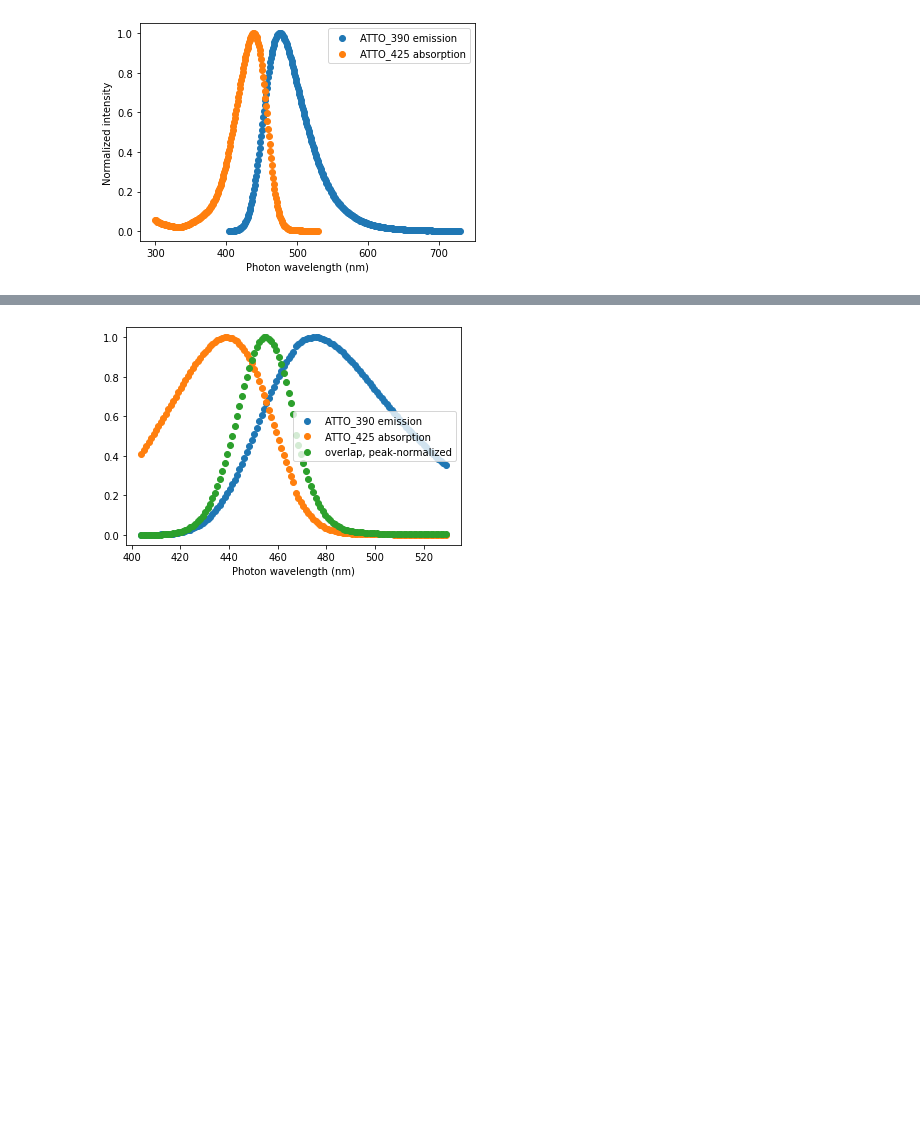
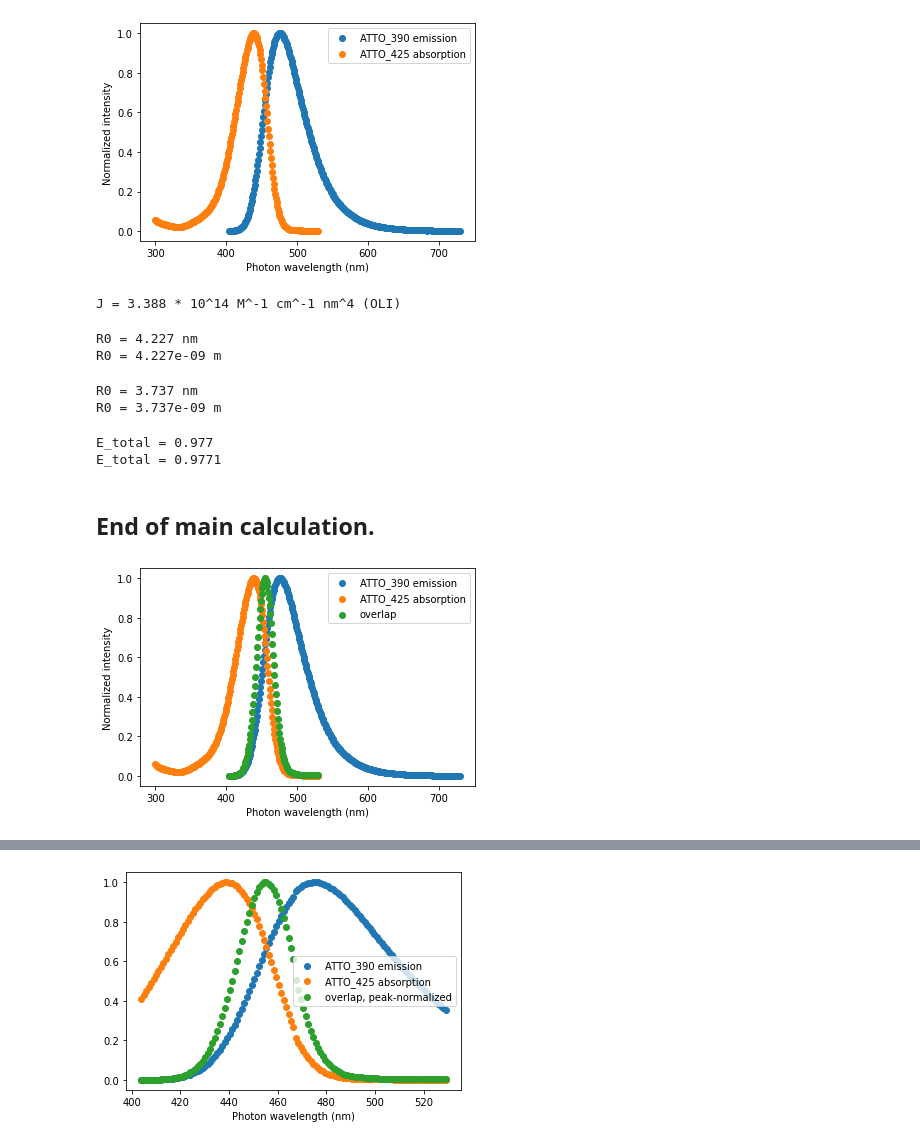
Before and after one commit to nbeaver/ws2-diamond-fret-calculation, a Jupyter notebook: FRET_estimation_known_dyes.ipynb, the cells around one changed output, grey strips where cells are left out. Cells and saved outputs as stored; diff of their text form; code cells hidden in the pictures; blank space fills up the shorter version.

```diff
--- a/FRET_estimation_known_dyes.ipynb
+++ b/FRET_estimation_known_dyes.ipynb
@@ -116,0 +163,50 @@ plt.ylabel("Normalized intensity");
+# %%
+lambda_J_donor, J_donor = overlap_from_donor_OLI(
+    ATTO_390_emission_nm,
+    ATTO_390_emission_intensity,
+    ATTO_425_absorption_nm,
+    ATTO_425_absorption_intensity,
+    molar_attenuation_coefficient)
+# %%
+J_donor_sum = J_donor.sum()
+print("J = {:.4g} * 10^14 M^-1 cm^-1 nm^4 (OLI)".format(J_donor_sum))
+# %% [output]
+J = 3.388 * 10^14 M^-1 cm^-1 nm^4 (OLI)
+# %%
+R0_nm = forster_distance_OLI(kappa2, Phi_D, J_donor_sum, n = 1.33)
+print("R0 = {:.4g} nm".format(R0_nm))
+J_donor_sum_SI = J_donor_sum*1e-23
+R0_m = forster_distance(kappa2, Phi_D, J_donor_sum_SI, n = 1.33)
+print("R0 = {:.4g} m".format(R0_m))
+# %% [output]
+R0 = 4.227 nm
+R0 = 4.227e-09 m
+# %%
+R0_nm = forster_distance_OLI(kappa2, Phi_D, J_donor_sum, n = 1.6)
+print("R0 = {:.4g} nm".format(R0_nm))
+J_donor_sum_SI = J_donor_sum*1e-23
+R0_m = forster_distance(kappa2, Phi_D, J_donor_sum_SI, n = 1.6)
+print("R0 = {:.4g} m".format(R0_m))
+# %% [output]
+R0 = 3.737 nm
+R0 = 3.737e-09 m
+# %%
+E_total = FRET_efficiency(R0_nm, r_DA_nm)
+print("E_total = {:.4g}".format(E_total))
+E_total = FRET_efficiency(R0_m, r_DA)
+print("E_total = {:.4g}".format(E_total))
+# %% [output]
+E_total = 0.977
+E_total = 0.9771
+# %% [markdown]
+## End of main calculation.
+# %%
+plt.clf()
+plt.scatter(ATTO_390_emission_nm, ATTO_390_emission_intensity, label="ATTO_390 emission")
+plt.scatter(ATTO_425_absorption_nm, ATTO_425_absorption_intensity, label="ATTO_425 absorption")
+plt.scatter(lambda_J_donor, J_donor/J_donor.max(), label="overlap")
+plt.xlabel("Photon wavelength (nm)")
+plt.legend();
+plt.ylabel("Normalized intensity");
+# %% [output]
+[figure, added]
```
Also changed, not shown: parts of 20 cells of this notebook.
